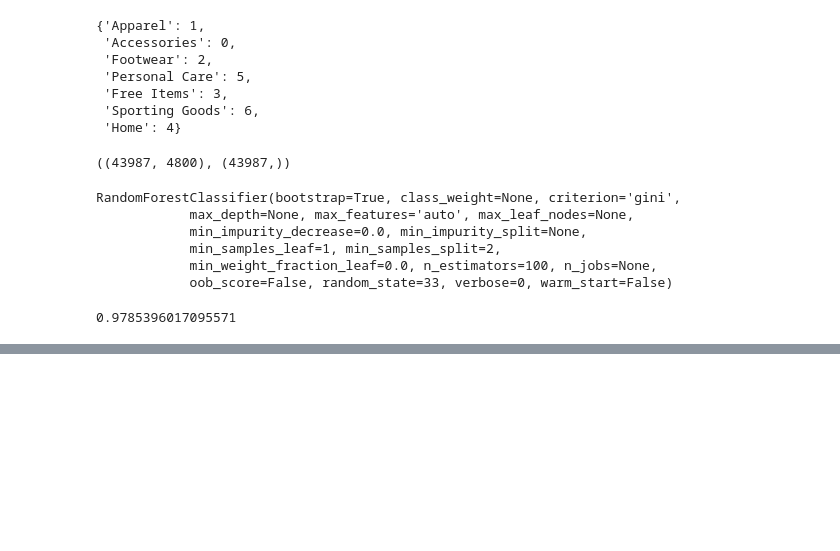
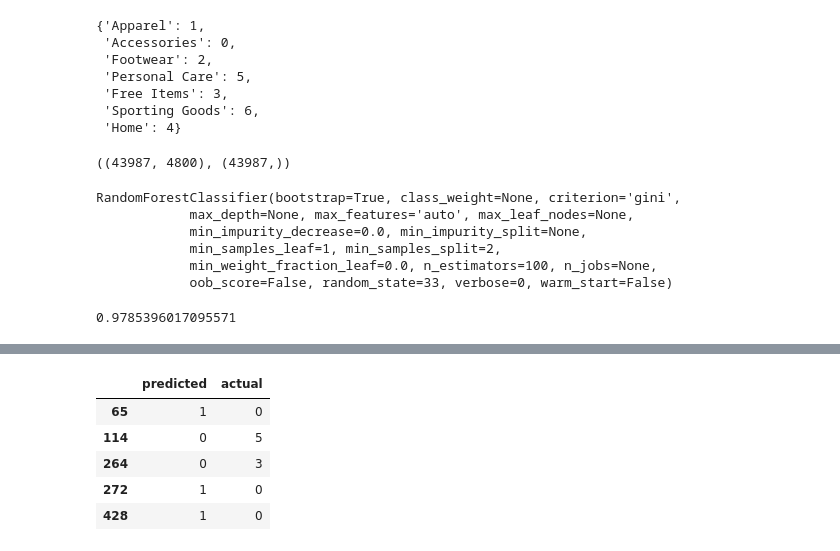
Before and after one commit to kellystroh/Inventory-Image-Classification, a Jupyter notebook: cnn test.ipynb, the cells around one changed output, grey strips where cells are left out. Saved outputs shown, nothing was run; the diff lists cells and outputs as text; code cells hidden in the pictures; blank space fills up the shorter version.

```diff
--- a/cnn test.ipynb
+++ b/cnn test.ipynb
@@ -104,0 +133,22 @@ print( accuracy_score(y_test, yhat) )
+# %%
+wrong_id_list = []
+pred_cat_list = []
+real_cat_list = []
+for row_idx in range(len(y_test)):
+    if y_test[row_idx]!=yhat[row_idx]:
+        wrong_id_list.append(row_idx)
+        pred_cat_list.append(yhat[row_idx])
+        real_cat_list.append(y_test[row_idx])
+
+arr = np.array([pred_cat_list, real_cat_list])
+arr = arr.transpose()
+
+wrong_df = pd.DataFrame( arr, index= wrong_id_list, columns = ['predicted', 'actual'] )
+wrong_df.head()
+# %% [output]
+|  | predicted | actual |
+| 65 | 1 | 0 |
+| 114 | 0 | 5 |
+| 264 | 0 | 3 |
+| 272 | 1 | 0 |
+| 428 | 1 | 0 |
```
Also changed, not shown: parts of 9 cells of this notebook.
